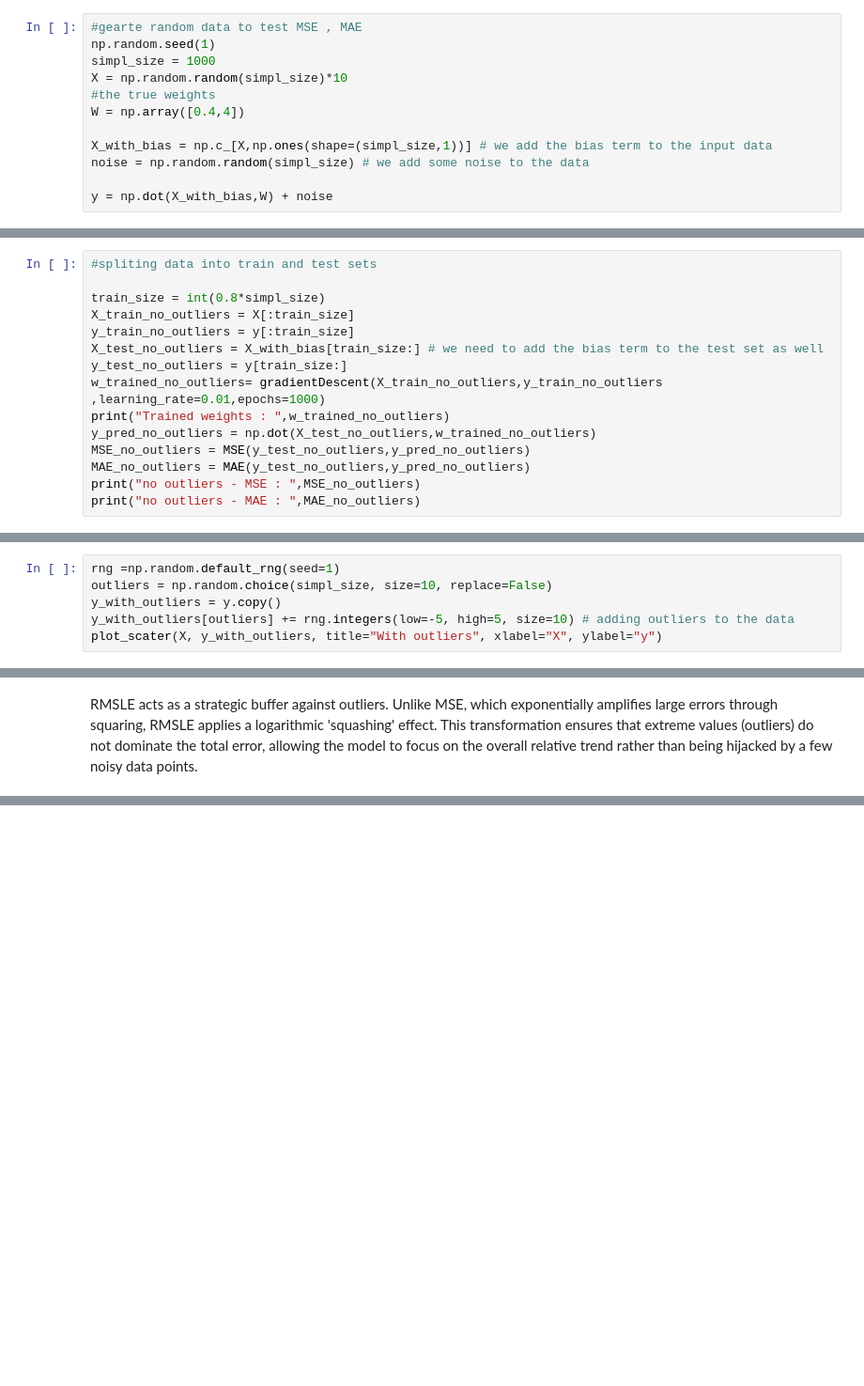
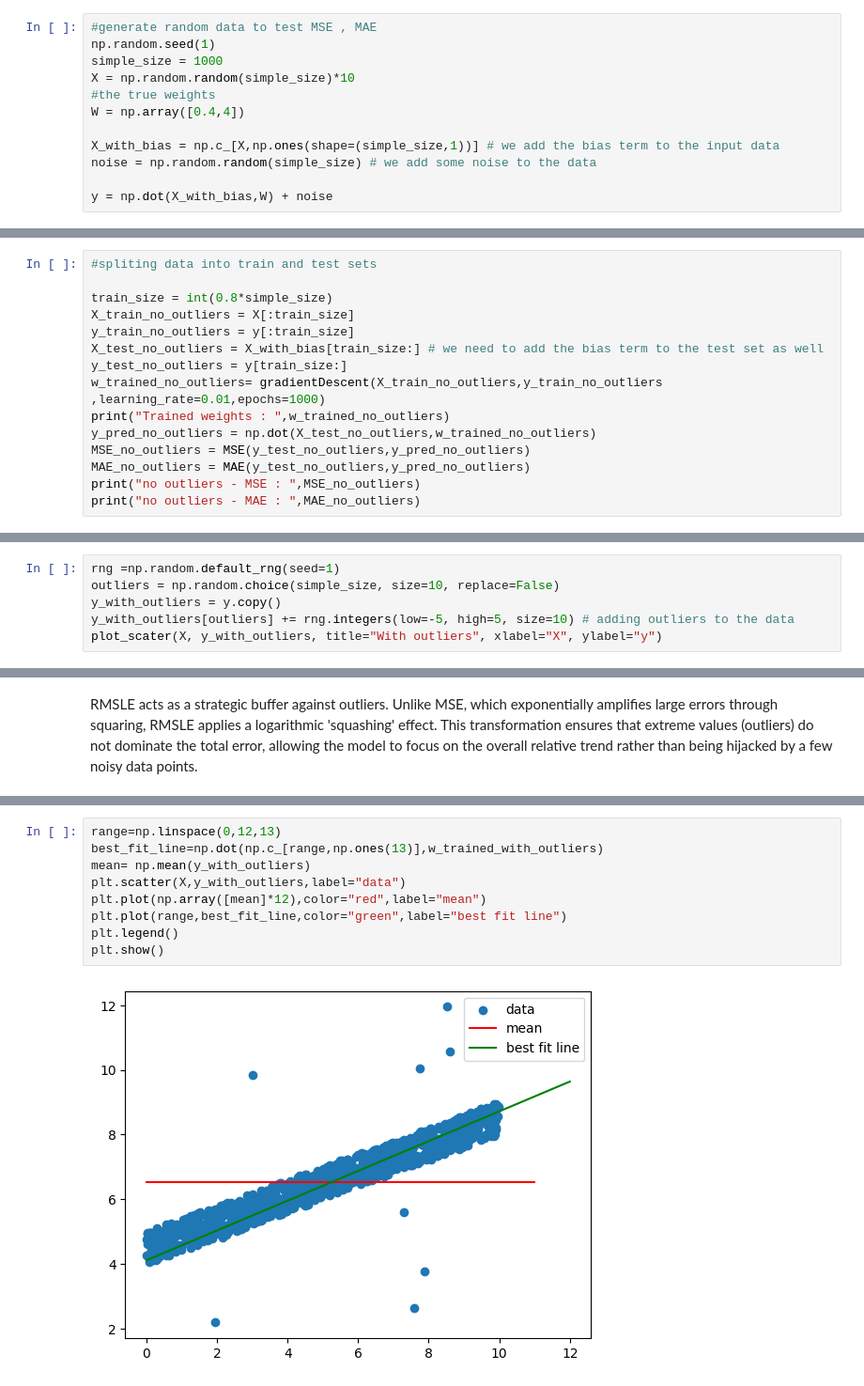
Before and after one commit to MohamedLaminBouakkaz/AI-Foundations-Lab, a Jupyter notebook: linearRegression/modelsEvaluations.ipynb, the cells around one changed output, grey strips where cells are left out. Shown at 94% size. Cells and saved outputs as stored; diff of their text form; blank space fills up the shorter version.

```diff
--- a/linearRegression/modelsEvaluations.ipynb
+++ b/linearRegression/modelsEvaluations.ipynb
@@ -18,15 +18,15 @@ $$ MAE= \frac{1}{m} \sum_{i=1}^{m}(|y-\widehat{y}|)$$
 Mean Squared Error (MSE) follows a logic similar to MAE but **squares the differences before averaging**. This mathematical choice makes the metric **highly sensitive to outliers**, acting as an analytical lens that defines the model's behavior: it shows high tolerance for small errors (as squaring a fraction makes it smaller) but is extremely **aggressive** toward large errors. This '**quadratic penalty**' forces the model to prioritize reducing significant deviations over minor ones. However, a major drawback is that squaring the results causes them to lose their direct connection to the original data units, making it **less intuitive** for human interpretation.
 $$ MSE= \frac{1}{m} \sum_{i=1}^{m}(y-\widehat{y})^{2}$$
 # %%
-#gearte random data to test MSE , MAE
+#generate random data to test MSE , MAE
 np.random.seed(1)
-simpl_size = 1000
-X = np.random.random(simpl_size)*10
+simple_size = 1000
+X = np.random.random(simple_size)*10
 #the true weights
 W = np.array([0.4,4])
 
-X_with_bias = np.c_[X,np.ones(shape=(simpl_size,1))] # we add the bias term to the input data
-noise = np.random.random(simpl_size) # we add some noise to the data
+X_with_bias = np.c_[X,np.ones(shape=(simple_size,1))] # we add the bias term to the input data
+noise = np.random.random(simple_size) # we add some noise to the data
 
 y = np.dot(X_with_bias,W) + noise
 # %%
@@ -43,7 +43,7 @@ plot_scater(X, y, title="No outliers", xlabel="X", ylabel="y")
 # %%
 #spliting data into train and test sets
 
-train_size = int(0.8*simpl_size)
+train_size = int(0.8*simple_size)
 X_train_no_outliers = X[:train_size]
 y_train_no_outliers = y[:train_size]
 X_test_no_outliers = X_with_bias[train_size:] # we need to add the bias term to the test set as well
@@ -61,7 +61,7 @@ no outliers - MSE :  0.11981702231327769
 no outliers - MAE :  0.2901469482576337
 # %%
 rng =np.random.default_rng(seed=1)
-outliers = np.random.choice(simpl_size, size=10, replace=False)
+outliers = np.random.choice(simple_size, size=10, replace=False)
 y_with_outliers = y.copy()
 y_with_outliers[outliers] += rng.integers(low=-5, high=5, size=10) # adding outliers to the data
 plot_scater(X, y_with_outliers, title="With outliers", xlabel="X", ylabel="y")
@@ -122,0 +144,11 @@ RMSLE acts as a strategic buffer against outliers. Unlike MSE, which exponential
+# %%
+range=np.linspace(0,12,13)
+best_fit_line=np.dot(np.c_[range,np.ones(13)],w_trained_with_outliers)
+mean= np.mean(y_with_outliers)
+plt.scatter(X,y_with_outliers,label="data")
+plt.plot(np.array([mean]*12),color="red",label="mean")
+plt.plot(range,best_fit_line,color="green",label="best fit line")
+plt.legend()
+plt.show()
+# %% [output]
+[figure, added]
```
Also changed, not shown: parts of 8 cells of this notebook.
